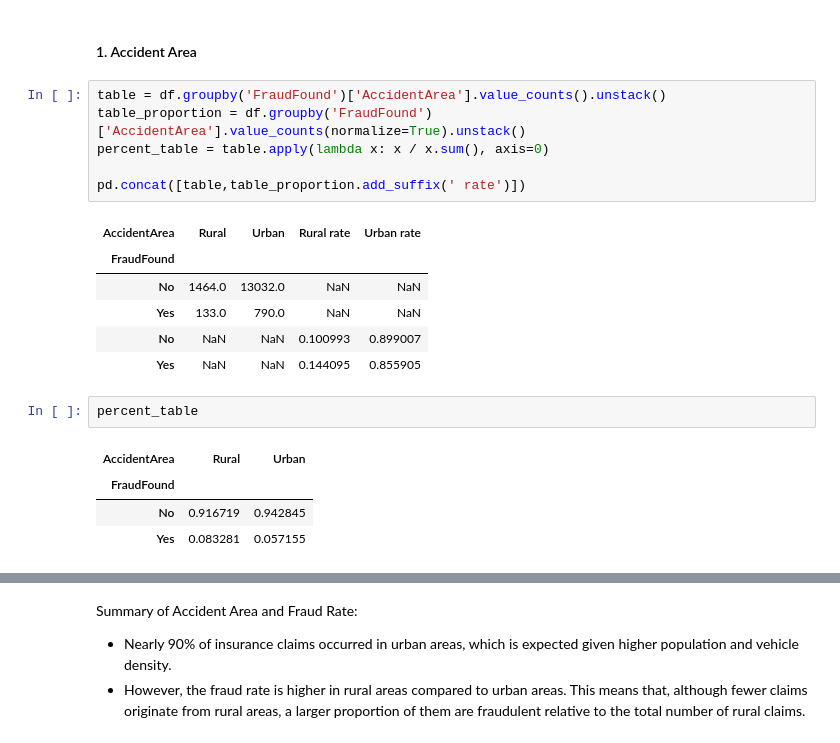
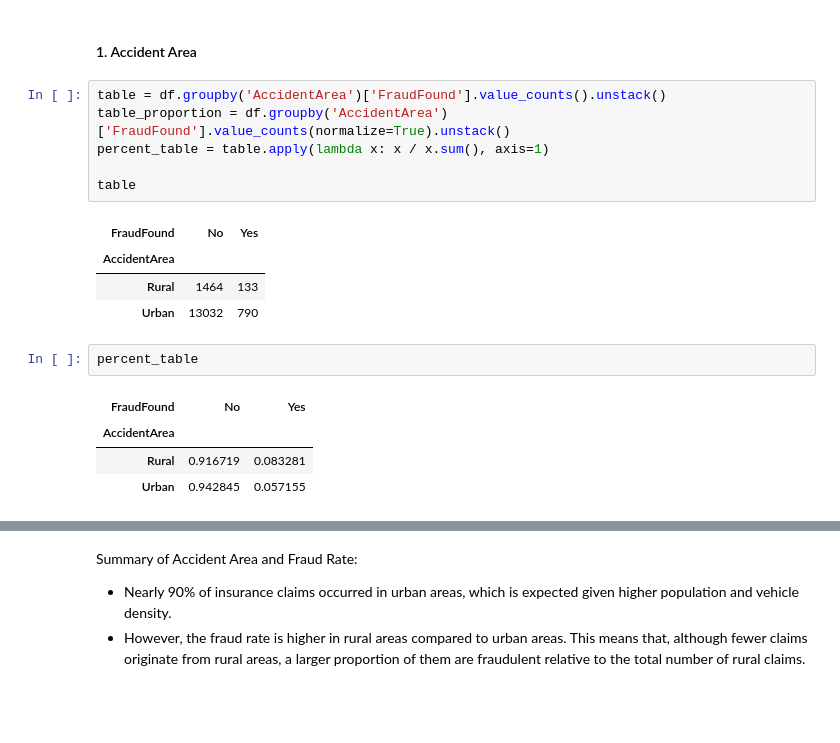
Before and after one commit to fatinshariff/auto-insurance-fraud-detection, a Jupyter notebook: 01_data_exploration.ipynb, the cells around one changed output, grey strips where cells are left out. Drawn from its saved outputs; the diff is of its cells as text; blank space fills up the shorter version.

```diff
--- a/01_data_exploration.ipynb
+++ b/01_data_exploration.ipynb
@@ -458,22 +470,20 @@ table
 # %% [markdown]
 #### 1. Accident Area
 # %%
-table = df.groupby('FraudFound')['AccidentArea'].value_counts().unstack()
-table_proportion = df.groupby('FraudFound')['AccidentArea'].value_counts(normalize=True).unstack()
-percent_table = table.apply(lambda x: x / x.sum(), axis=0)
+table = df.groupby('AccidentArea')['FraudFound'].value_counts().unstack()
+table_proportion = df.groupby('AccidentArea')['FraudFound'].value_counts(normalize=True).unstack()
+percent_table = table.apply(lambda x: x / x.sum(), axis=1)
 
-pd.concat([table,table_proportion.add_suffix(' rate')])
+table
 # %% [output]
-| AccidentArea | Rural | Urban | Rural rate | Urban rate |
-| FraudFound |  |  |  |  |
-| No | 1464.0 | 13032.0 | NaN | NaN |
-| Yes | 133.0 | 790.0 | NaN | NaN |
-| No | NaN | NaN | 0.100993 | 0.899007 |
-| Yes | NaN | NaN | 0.144095 | 0.855905 |
+| FraudFound | No | Yes |
+| AccidentArea |  |  |
+| Rural | 1464 | 133 |
+| Urban | 13032 | 790 |
 # %%
 percent_table
 # %% [output]
-| AccidentArea | Rural | Urban |
-| FraudFound |  |  |
-| No | 0.916719 | 0.942845 |
-| Yes | 0.083281 | 0.057155 |
+| FraudFound | No | Yes |
+| AccidentArea |  |  |
+| Rural | 0.916719 | 0.083281 |
+| Urban | 0.942845 | 0.057155 |
```
Also changed, not shown: parts of 22 cells of this notebook.
